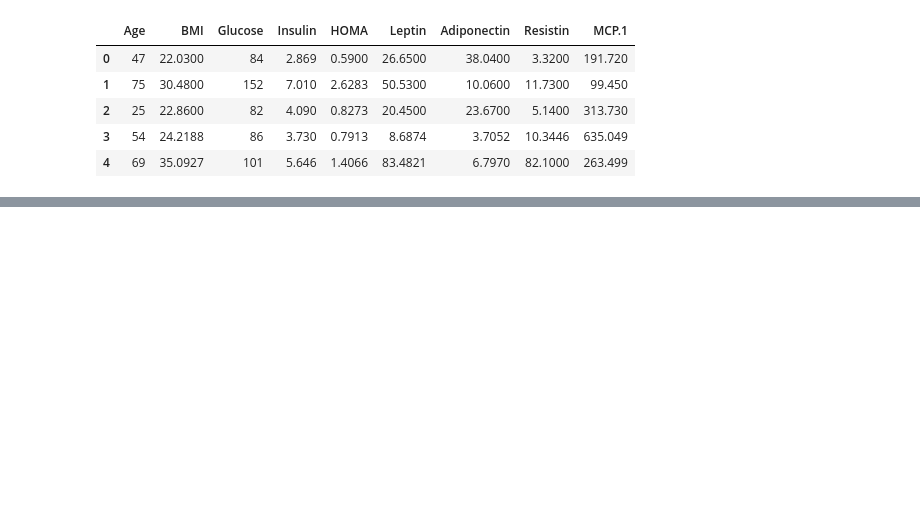
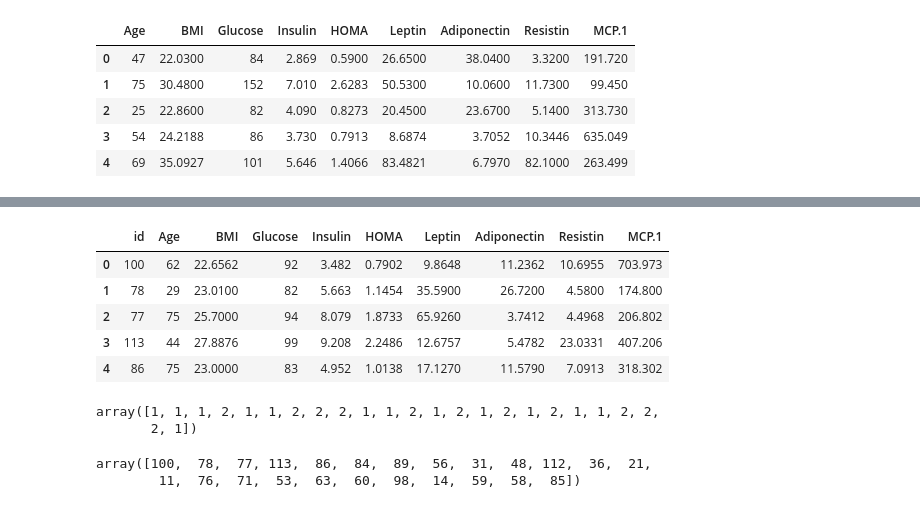
Before and after one commit to jailsonpj/neural_network, a Jupyter notebook: projetos_praticos/projeto-5/projeto 5 v.2.ipynb, the cells around one changed output, grey strips where cells are left out. Saved outputs shown, nothing was run; the diff lists cells and outputs as text; code cells hidden in the pictures; blank space fills up the shorter version.

```diff
--- a/projetos_praticos/projeto-5/projeto 5 v.2.ipynb
+++ b/projetos_praticos/projeto-5/projeto 5 v.2.ipynb
@@ -63,0 +90,11 @@ accuracy_score(y_test,y_pred)
+# %%
+dt = pd.read_csv('all/test.csv',delimiter=',')
+# %%
+dt.head()
+# %% [output]
+|  | id | Age | BMI | Glucose | Insulin | HOMA | Leptin | Adiponectin | Resistin | MCP.1 |
+| 0 | 100 | 62 | 22.6562 | 92 | 3.482 | 0.7902 | 9.8648 | 11.2362 | 10.6955 | 703.973 |
+| 1 | 78 | 29 | 23.0100 | 82 | 5.663 | 1.1454 | 35.5900 | 26.7200 | 4.5800 | 174.800 |
+| 2 | 77 | 75 | 25.7000 | 94 | 8.079 | 1.8733 | 65.9260 | 3.7412 | 4.4968 | 206.802 |
+| 3 | 113 | 44 | 27.8876 | 99 | 9.208 | 2.2486 | 12.6757 | 5.4782 | 23.0331 | 407.206 |
+| 4 | 86 | 75 | 23.0000 | 83 | 4.952 | 1.0138 | 17.1270 | 11.5790 | 7.0913 | 318.302 |
@@ -63,0 +113,5 @@ accuracy_score(y_test,y_pred)
+# %%
+y_pred
+# %% [output]
+array([1, 1, 1, 2, 1, 1, 2, 2, 2, 1, 1, 2, 1, 2, 1, 2, 1, 2, 1, 1, 2, 2,
+       2, 1])
@@ -63,0 +120,5 @@ accuracy_score(y_test,y_pred)
+# %%
+id_test
+# %% [output]
+array([100,  78,  77, 113,  86,  84,  89,  56,  31,  48, 112,  36,  21,
+        11,  76,  71,  53,  63,  60,  98,  14,  59,  58,  85])
```
Also changed, not shown: parts of 15 cells of this notebook, 2 other files.
